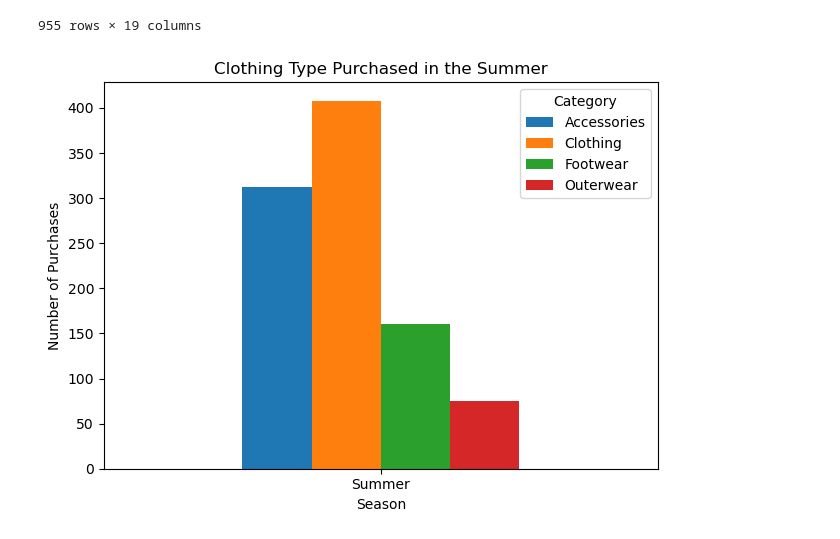
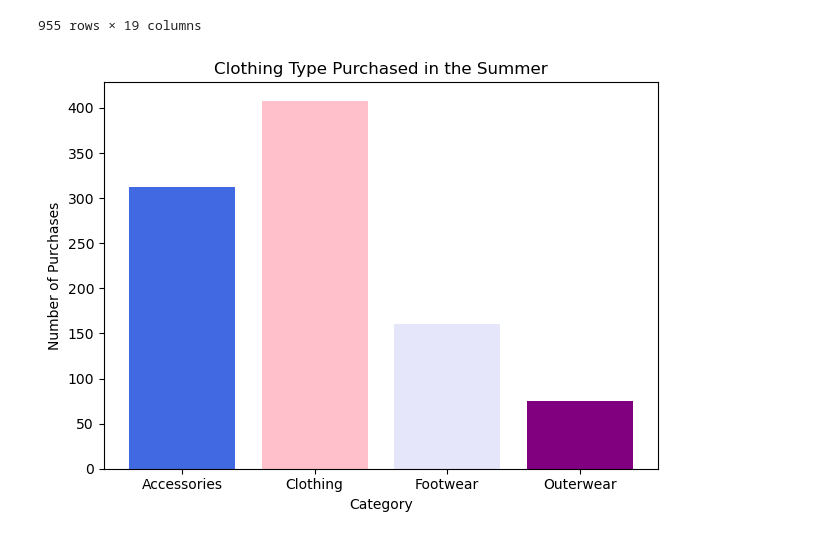
Before and after one commit to mhursh1231/Project-1, a Jupyter notebook: Mia_Notebook.ipynb, the cells around one changed output. Drawn from its saved outputs; the diff is of its cells as text; code cells hidden in the pictures.

```diff
--- a/Mia_Notebook.ipynb
+++ b/Mia_Notebook.ipynb
@@ -584,22 +621,22 @@ summer_df
 955 rows × 19 columns
 # %%
 # Filter the DataFrame down only to those columns to chart
-season_category = summer_df[["Season", "Category"]]
+summer_category = summer_df[["Season", "Category"]]
 
 # Group by "Season" and "Category" and count the occurrences
-season_category_counts = season_category.groupby(["Season", "Category"]).size()
+summer_category_counts = summer_category.groupby(["Season", "Category"]).size()
 
 # Reshape the data to have "Season" as rows and "Category" as columns
-season_category_counts = season_category_counts.unstack()
+summer_category_counts = summer_category_counts.unstack()
 # %%
 # Plot the data
-season_category_counts.plot(kind="bar", stacked=False)
+color = ['royalblue','pink','lavender','purple']
+fig, ax = plt.subplots()
+ax.bar(summer_category_counts.T.index, summer_category_counts.T["Summer"], color = color)
 plt.title("Clothing Type Purchased in the Summer")
-plt.xlabel("Season")
+plt.xlabel("Category")
 plt.ylabel("Number of Purchases")
-plt.xticks(rotation=0)  # Rotate x-axis labels for better readability
-plt.legend(title="Category")  # Add legend with title
 plt.tight_layout()
 plt.show()
 # %% [output]
-[figure, old version]
+[figure, new version]
```
Also changed, not shown: parts of 27 cells of this notebook.
